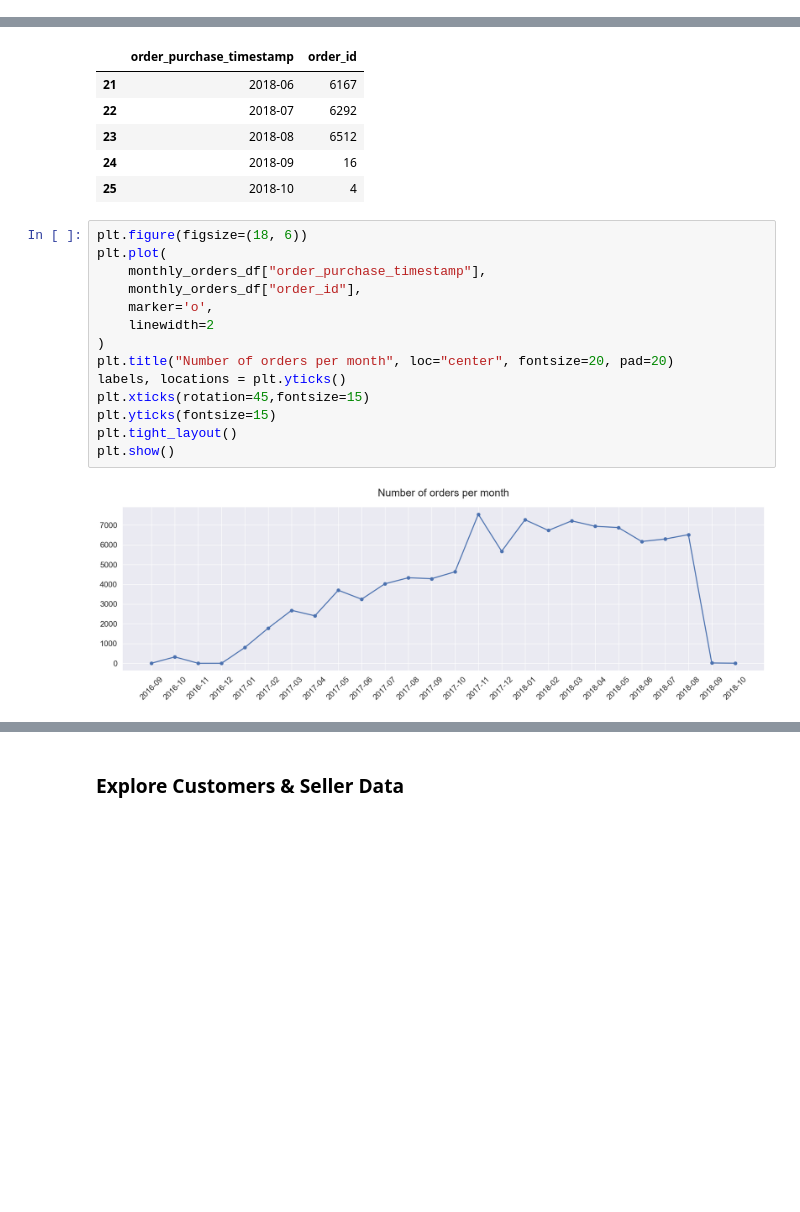
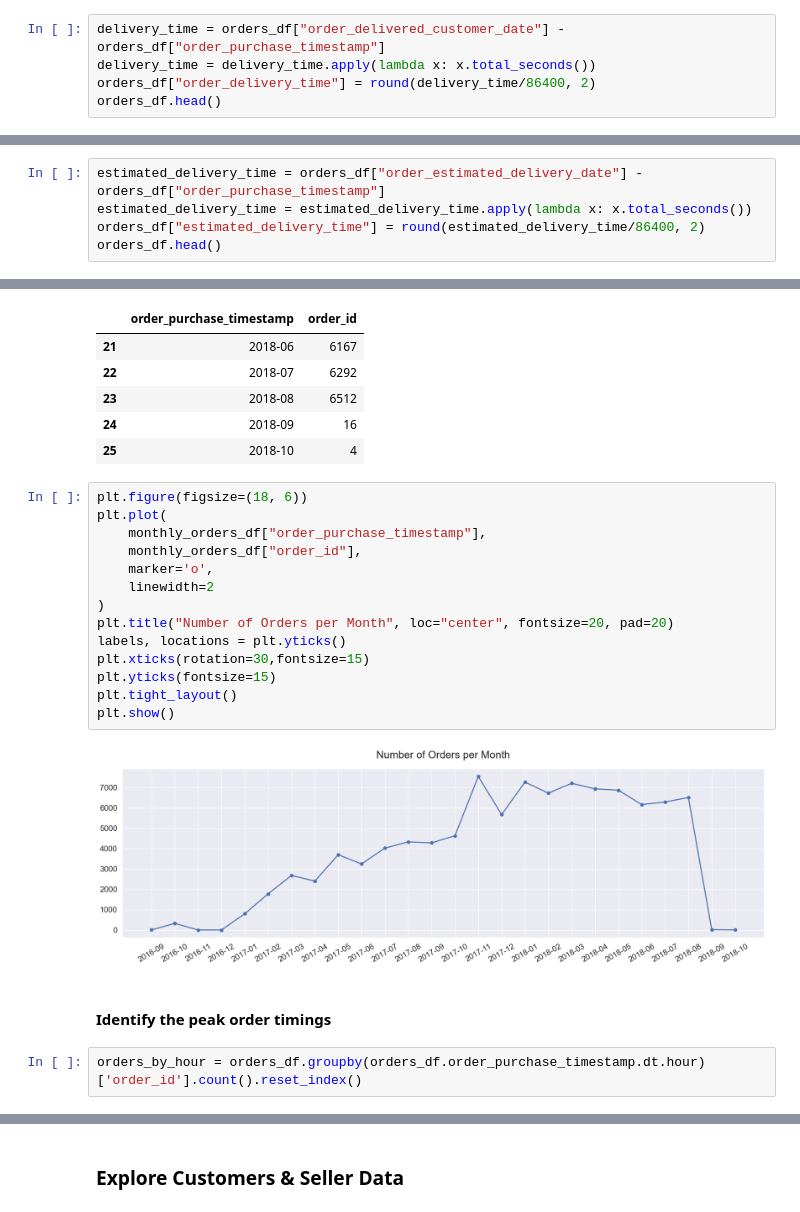
Before and after one commit to rfajri27/ds-assessment, a Jupyter notebook: notebook.ipynb, the cells around one changed output, grey strips where cells are left out. Cells and saved outputs as stored; diff of their text form; blank space fills up the shorter version.

```diff
--- a/notebook.ipynb
+++ b/notebook.ipynb
@@ -728,0 +824,5 @@ plt.show()
+# %%
+delivery_time = orders_df["order_delivered_customer_date"] - orders_df["order_purchase_timestamp"]
+delivery_time = delivery_time.apply(lambda x: x.total_seconds())
+orders_df["order_delivery_time"] = round(delivery_time/86400, 2)
+orders_df.head()
@@ -728,0 +862,5 @@ plt.show()
+# %%
+estimated_delivery_time = orders_df["order_estimated_delivery_date"] - orders_df["order_purchase_timestamp"]
+estimated_delivery_time = estimated_delivery_time.apply(lambda x: x.total_seconds())
+orders_df["estimated_delivery_time"] = round(estimated_delivery_time/86400, 2)
+orders_df.head()
@@ -790,16 +989,20 @@ monthly_orders_df.tail()
 # %%
 plt.figure(figsize=(18, 6))
 plt.plot(
     monthly_orders_df["order_purchase_timestamp"],
     monthly_orders_df["order_id"],
     marker='o',
     linewidth=2
 )
-plt.title("Number of orders per month", loc="center", fontsize=20, pad=20)
+plt.title("Number of Orders per Month", loc="center", fontsize=20, pad=20)
 labels, locations = plt.yticks()
-plt.xticks(rotation=45,fontsize=15)
+plt.xticks(rotation=30,fontsize=15)
 plt.yticks(fontsize=15)
 plt.tight_layout()
 plt.show()
 # %% [output]
-[figure, old version]
+[figure, new version]
+# %% [markdown]
+#### Identify the peak order timings
+# %%
+orders_by_hour = orders_df.groupby(orders_df.order_purchase_timestamp.dt.hour)['order_id'].count().reset_index()
```
Also changed, not shown: parts of 75 cells of this notebook, 2 other files.
